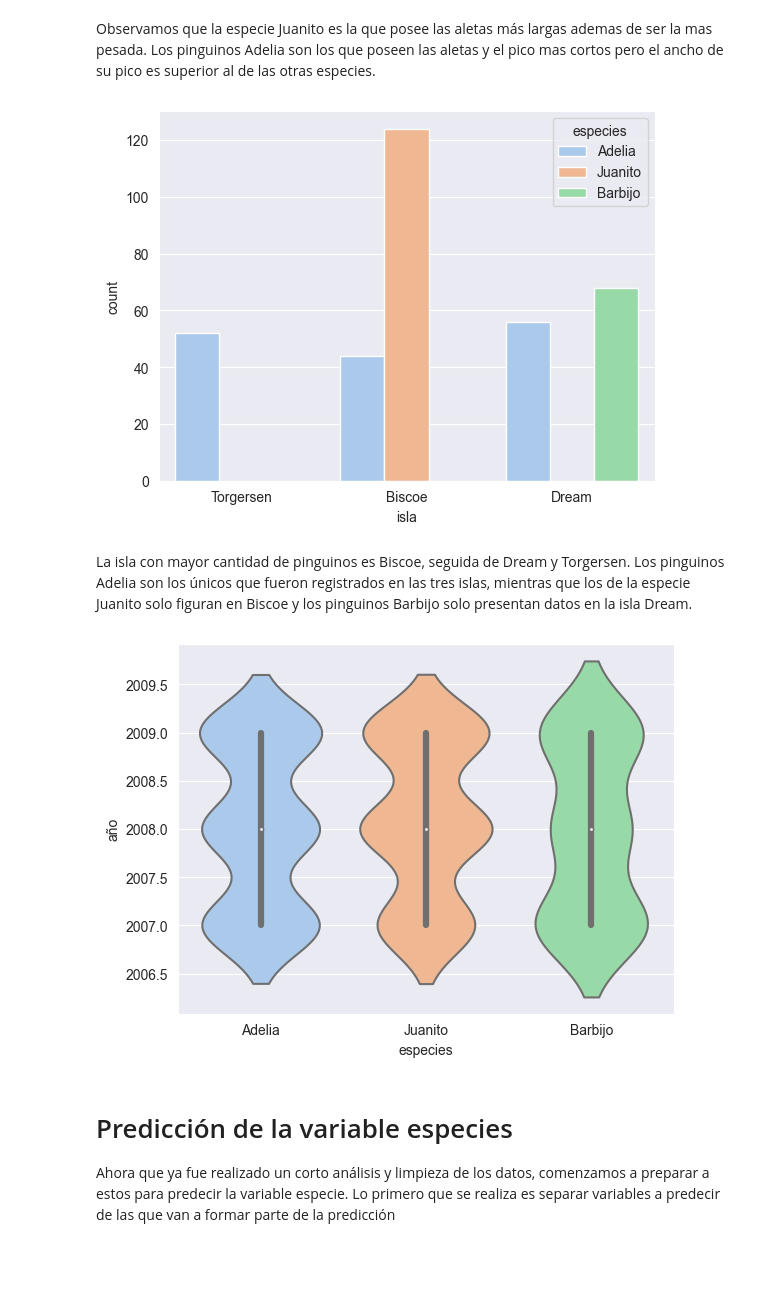
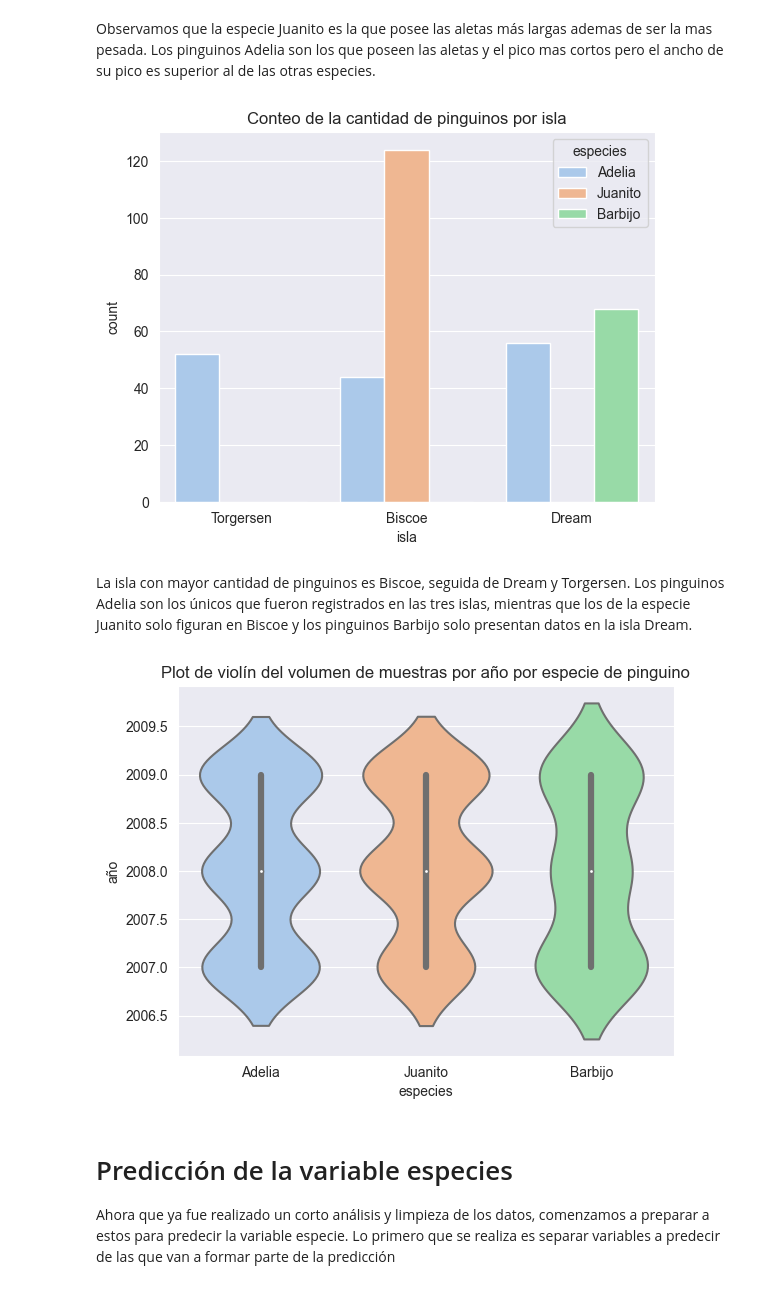
Before and after one commit to garciamica/pinguinos_RF, a Jupyter notebook: Pinguinos_RandomForest.ipynb, the cells around one changed output. Drawn from its saved outputs; the diff is of its cells as text; code cells hidden in the pictures; blank space fills up the shorter version.

```diff
--- a/Pinguinos_RandomForest.ipynb
+++ b/Pinguinos_RandomForest.ipynb
@@ -161,14 +162,16 @@ plt.show()
 # %% [markdown]
 Observamos que la especie Juanito es la que posee las aletas más largas ademas de ser la mas pesada. Los pinguinos Adelia son los que poseen las aletas y el pico mas cortos pero el ancho de su pico es superior al de las otras especies.
 # %%
-sns.countplot(pinguinos, x ="isla",hue='especies', palette='pastel')
+chart = sns.countplot(pinguinos, x ='isla',hue='especies', palette='pastel')
+chart.set_title('Conteo de la cantidad de pinguinos por isla')
 plt.show()
 # %% [output]
-[figure, old version]
+[figure, new version]
 # %% [markdown]
 La isla con mayor cantidad de pinguinos es Biscoe, seguida de Dream y Torgersen. Los pinguinos Adelia son los únicos que fueron registrados en las tres islas, mientras que los de la especie Juanito solo figuran en Biscoe y los pinguinos Barbijo solo presentan datos en la isla Dream.
 # %%
-sns.violinplot(data = pinguinos, x="especies", y="año", size=8,palette='pastel')
+chart = sns.violinplot(data = pinguinos, x='especies', y='año', size=8,palette='pastel')
+chart.set_title('Plot de violín del volumen de muestras por año por especie de pinguino')
 plt.show()
 # %% [output]
-[figure, old version]
+[figure, new version]
```
Also changed, not shown: parts of 7 cells of this notebook.
